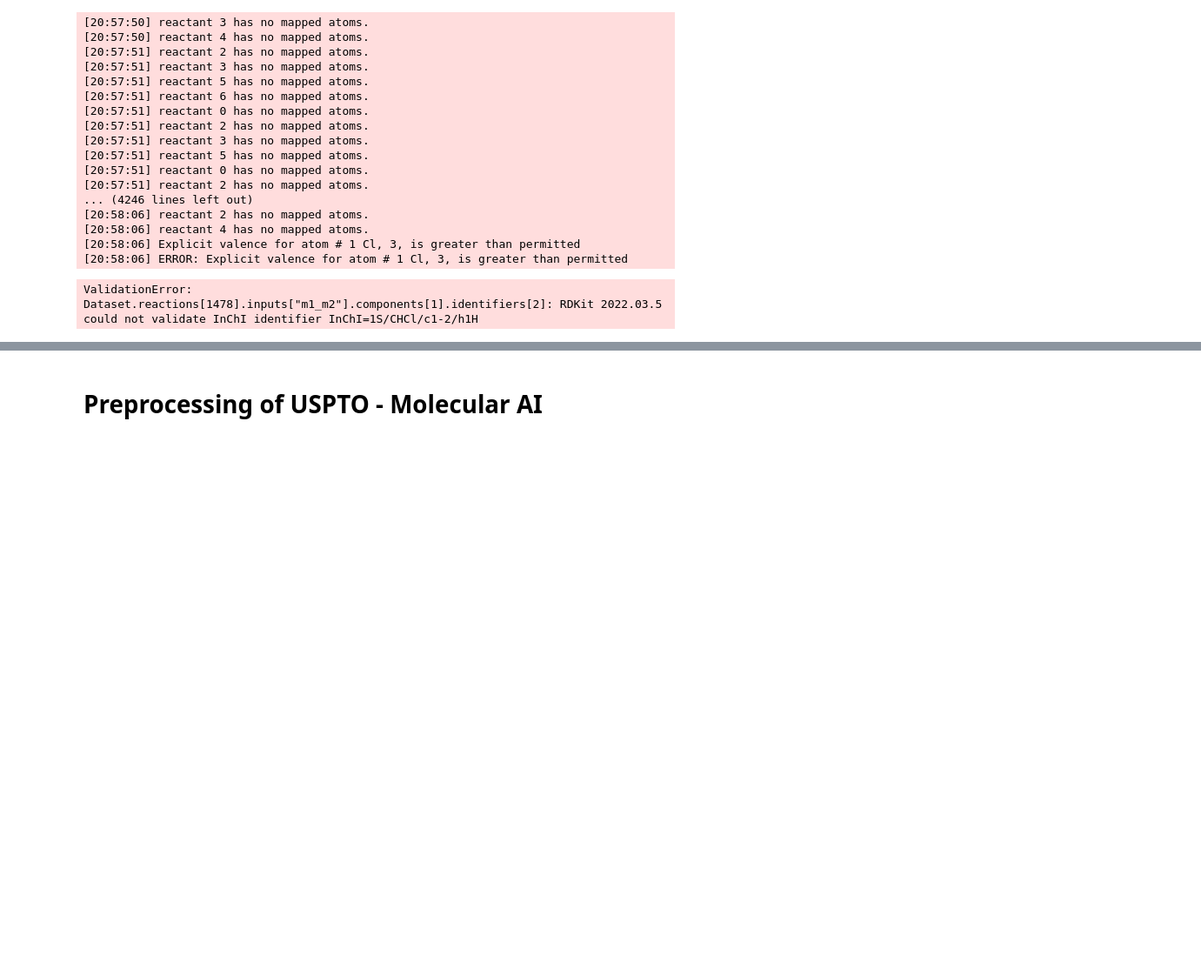
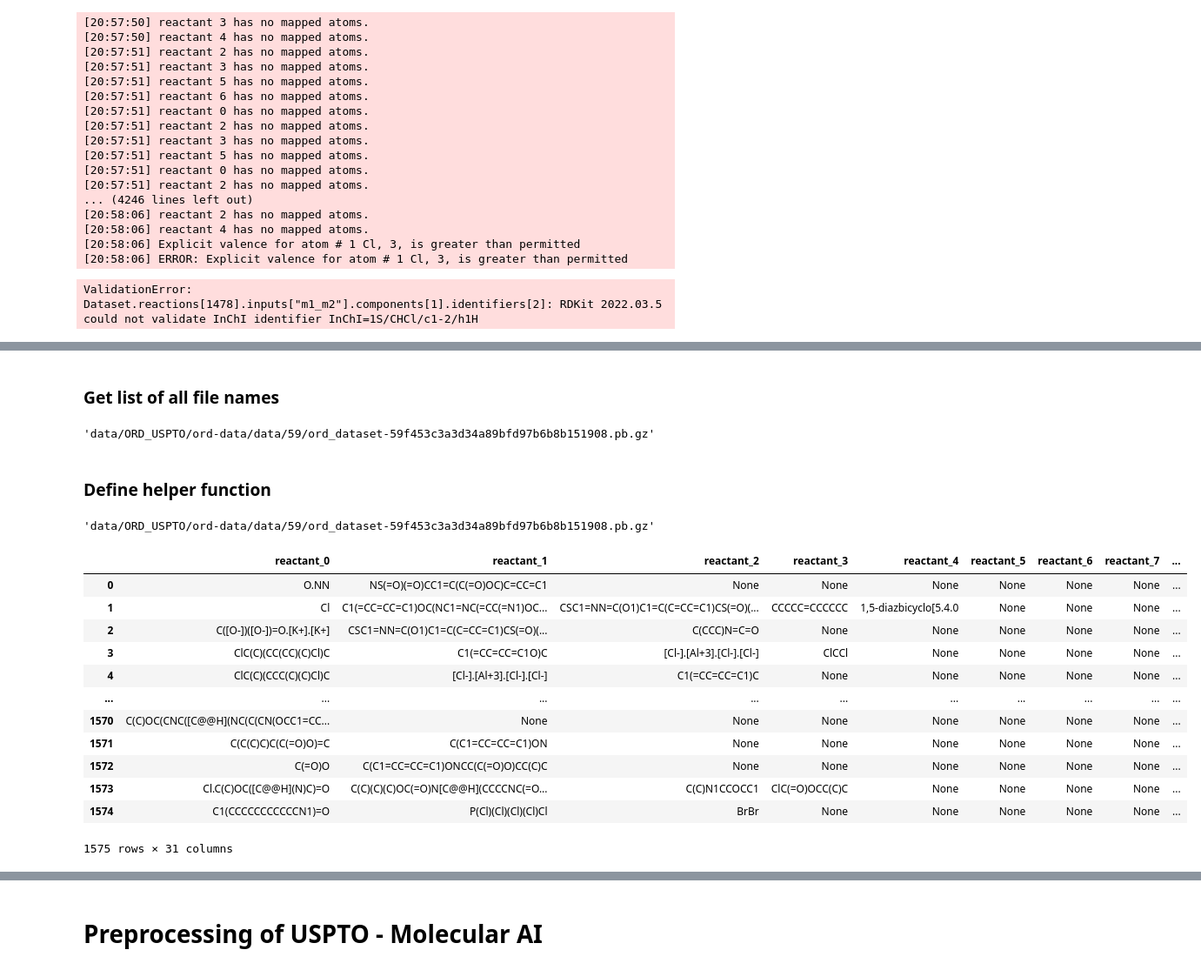
Before and after one commit to sustainable-processes/chemical-parameter-sharing, a Jupyter notebook: USPTO_preprocessing.ipynb, the cells around one changed output, grey strips where cells are left out. Shown at 87% size. Cells and saved outputs as stored; diff of their text form; code cells hidden in the pictures; blank space fills up the shorter version.

Commit message:
Preprocessing and pickling of USPTO ORD

```diff
--- a/USPTO_preprocessing.ipynb
+++ b/USPTO_preprocessing.ipynb
@@ -530,0 +414,18 @@ rxn.conditions.temperature.control.type
+# %%
+# create the column headers for the df
+def create_column_headers(df, base_string):
+    column_headers = []
+    for i in range(len(df.columns)):
+        column_headers += [base_string+str(i)]
+    return column_headers
+# %%
+headers = ['reactant_', 'reagents_',  'solvent_', 'catalyst_', 'temperature_', 'rxn_time_', 'product_']
+data_lists = [reactants_all, reagents_all, solvents_all, catalysts_all, temperature_all, rxn_times_all, products_all]
+for i in range(len(headers)):
+    new_df = pd.DataFrame(data_lists[i])
+    df_headers = create_column_headers(new_df, headers[i])
+    new_df.columns = df_headers
+    if i ==0:
+        full_df = new_df
+    else:
+        full_df = pd.concat([full_df, new_df], axis=1)
@@ -530,0 +495,28 @@ rxn.conditions.temperature.control.type
+# %% [markdown]
+### Get list of all file names
+# %%
+# get list of all file names
+import os
+
+# Set the directory you want to look in
+directory = "data/ORD_USPTO/ord-data/data/"
+
+# Use os.listdir to get a list of all files in the directory
+folders = os.listdir(directory)
+files = []
+# Use a for loop to iterate over the files and print their names
+for folder in folders:
+    if not folder.startswith("."):
+        new_dir = directory+folder
+        file_list = os.listdir(new_dir)
+        # Check if the file name starts with a .
+        for file in file_list:
+            if not file.startswith("."):
+                new_file = new_dir+'/'+file
+                files += [new_file]
+# %%
+files[0]
+# %% [output]
+'data/ORD_USPTO/ord-data/data/59/ord_dataset-59f453c3a3d34a89bfd97b6b8b151908.pb.gz'
+# %% [markdown]
+### Define helper function
@@ -530,0 +663,6 @@ rxn.conditions.temperature.control.type
+# %%
+files[0]
+# %% [output]
+'data/ORD_USPTO/ord-data/data/59/ord_dataset-59f453c3a3d34a89bfd97b6b8b151908.pb.gz'
+# %%
+instance = OrdToPickle(files[0])
@@ -530,0 +671,19 @@ rxn.conditions.temperature.control.type
+# %%
+#unpickle
+filename = instance.filename
+unpickled_df = pd.read_pickle(f"data/ORD_USPTO/pickled_data/{filename}.pkl")
+unpickled_df
+# %% [output]
+|  | reactant_0 | reactant_1 | reactant_2 | reactant_3 | reactant_4 | reactant_5 | reactant_6 | reactant_7 | ... |
+| 0 | O.NN | NS(=O)(=O)CC1=C(C(=O)OC)C=CC=C1 | None | None | None | None | None | None | ... |
+| 1 | Cl | C1(=CC=CC=C1)OC(NC1=NC(=CC(=N1)OC... | CSC1=NN=C(O1)C1=C(C=CC=C1)CS(=O)(... | CCCCC=CCCCCC | 1,5-diazbicyclo[5.4.0 | None | None | None | ... |
+| 2 | C([O-])([O-])=O.[K+].[K+] | CSC1=NN=C(O1)C1=C(C=CC=C1)CS(=O)(... | C(CCC)N=C=O | None | None | None | None | None | ... |
+| 3 | ClC(C)(CC(CC)(C)Cl)C | C1(=CC=CC=C1O)C | [Cl-].[Al+3].[Cl-].[Cl-] | ClCCl | None | None | None | None | ... |
+| 4 | ClC(C)(CCC(C)(C)Cl)C | [Cl-].[Al+3].[Cl-].[Cl-] | C1(=CC=CC=C1)C | None | None | None | None | None | ... |
+| ... | ... | ... | ... | ... | ... | ... | ... | ... | ... |
+| 1570 | C(C)OC(CNC([C@@H](NC(C(CN(OCC1=CC... | None | None | None | None | None | None | None | ... |
+| 1571 | C(C(C)C)C(C(=O)O)=C | C(C1=CC=CC=C1)ON | None | None | None | None | None | None | ... |
+| 1572 | C(=O)O | C(C1=CC=CC=C1)ONCC(C(=O)O)CC(C)C | None | None | None | None | None | None | ... |
+| 1573 | Cl.C(C)OC([C@@H](N)C)=O | C(C)(C)(C)OC(=O)N[C@@H](CCCCNC(=O... | C(C)N1CCOCC1 | ClC(=O)OCC(C)C | None | None | None | None | ... |
+| 1574 | C1(CCCCCCCCCCCN1)=O | P(Cl)(Cl)(Cl)(Cl)Cl | BrBr | None | None | None | None | None | ... |
+1575 rows × 31 columns
```
Also changed, not shown: parts of 49 cells of this notebook, 1 other file.
